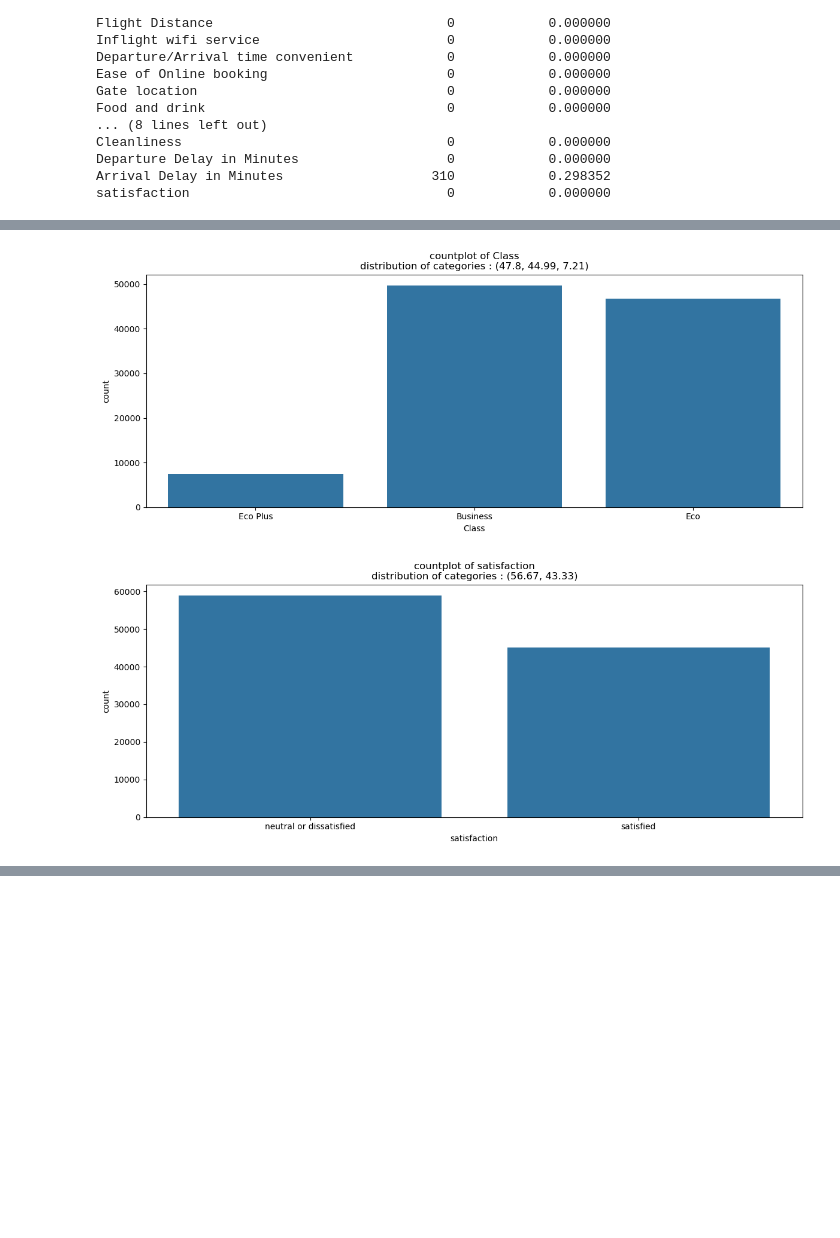
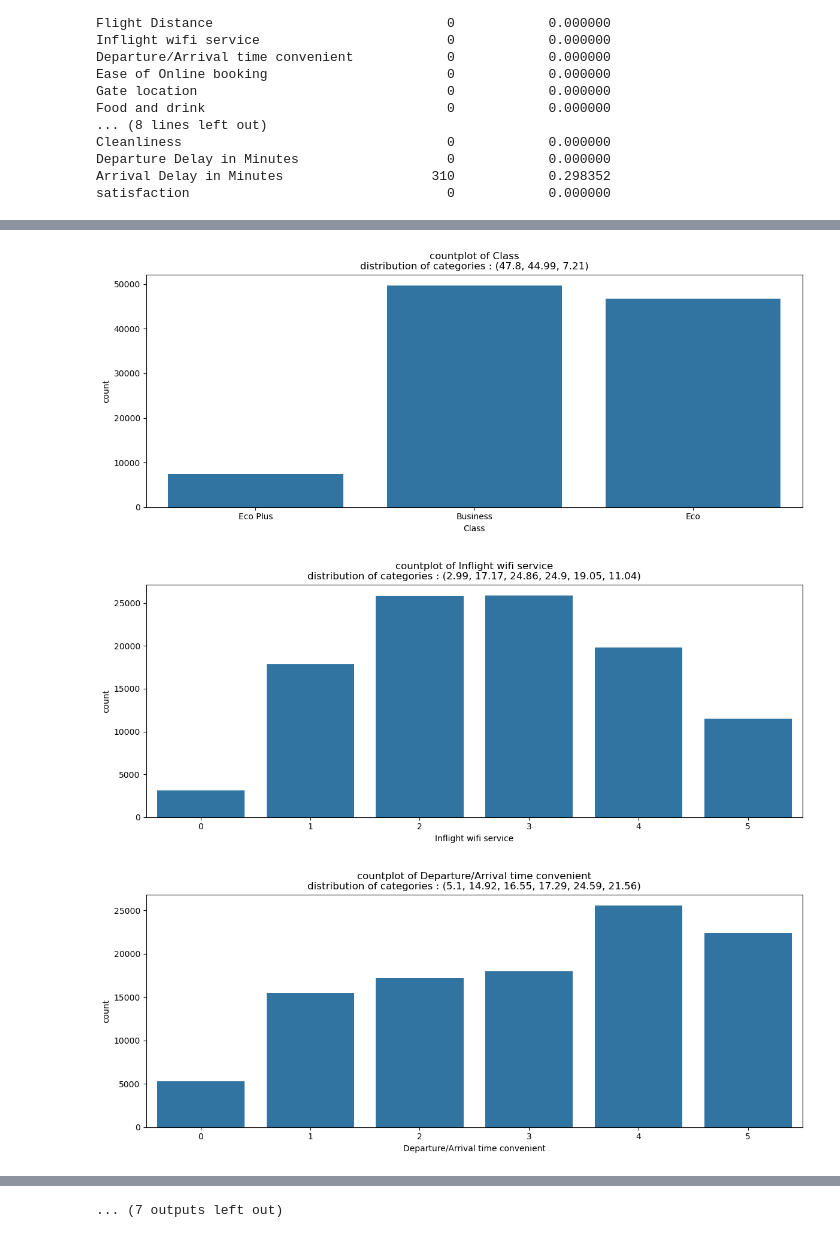
Before and after one commit to cURL-faraz/DecisionTree, a Jupyter notebook: docs/eda.ipynb, the cells around one changed output, grey strips where cells are left out. Drawn from its saved outputs; the diff is of its cells as text; code cells hidden in the pictures; blank space fills up the shorter version.

```diff
--- a/docs/eda.ipynb
+++ b/docs/eda.ipynb
@@ -220,19 +200,20 @@ satisfaction               (56.67, 43.33)
 # %%
 # Visualize categorical columns using countplot.
 
-def descriptives_plot():
+def categorical_plot():
 
-    for column in columns_data_type["Descriptive"].keys():
+    for column in categorical_df.index :
         plt.figure(figsize = (12,5))
         sns.countplot(x = column , data = dataset)
-        plt.title(f"countplot of {column}\ndistribution of categories : {descriptive_analysis_df.loc[column,"distribution of categories"]}")
+        plt.title(f"countplot of {column}\ndistribution of categories : {categorical_analysis_df.loc[column,"distribution of categories"]}")
         plt.tight_layout()
         plt.show()
 
-descriptives_plot()
+categorical_plot()
 # %% [output]
 [figure]
 [figure]
 [figure]
 [figure]
-[figure, old version]
+[figure, new version]
+[figure, added]
@@ -239,3 +226,4 @@ descriptives_plot()
+... (7 outputs left out)
 # %%
 # Aggregates the numerical features using median grouped by satisfaction.
 
```
Also changed, not shown: parts of 12 cells of this notebook.
